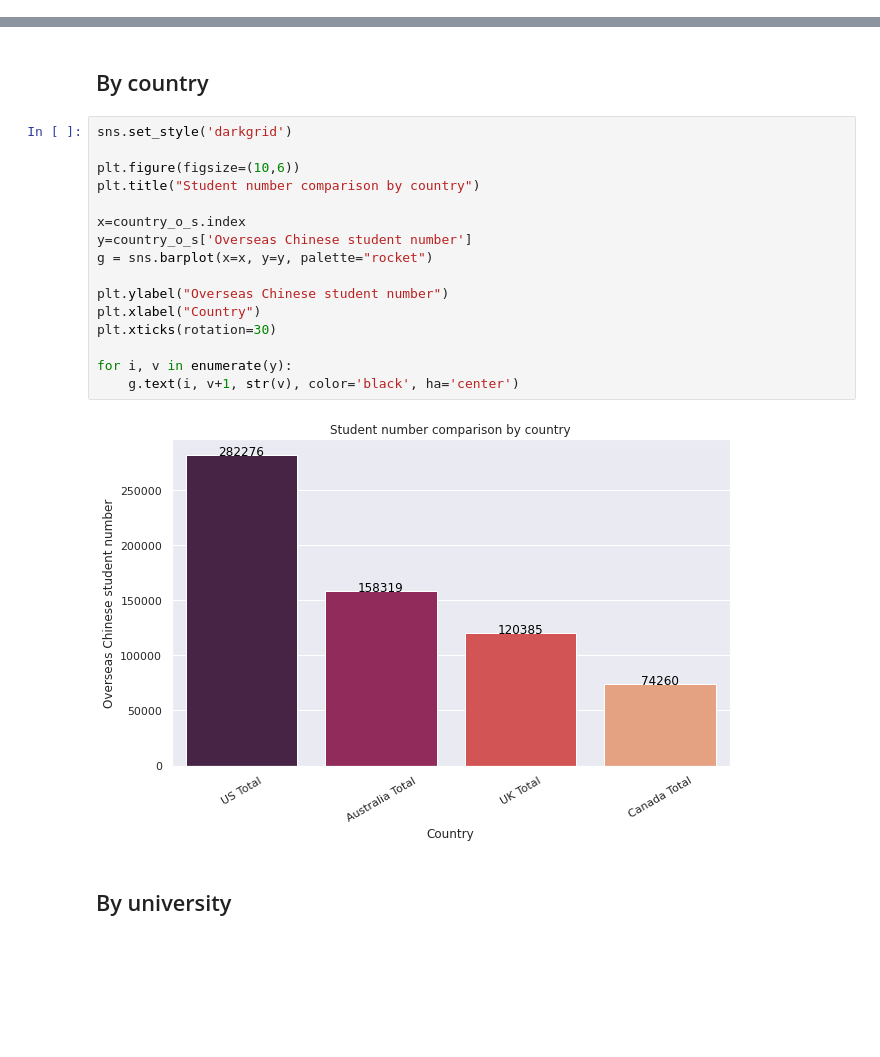
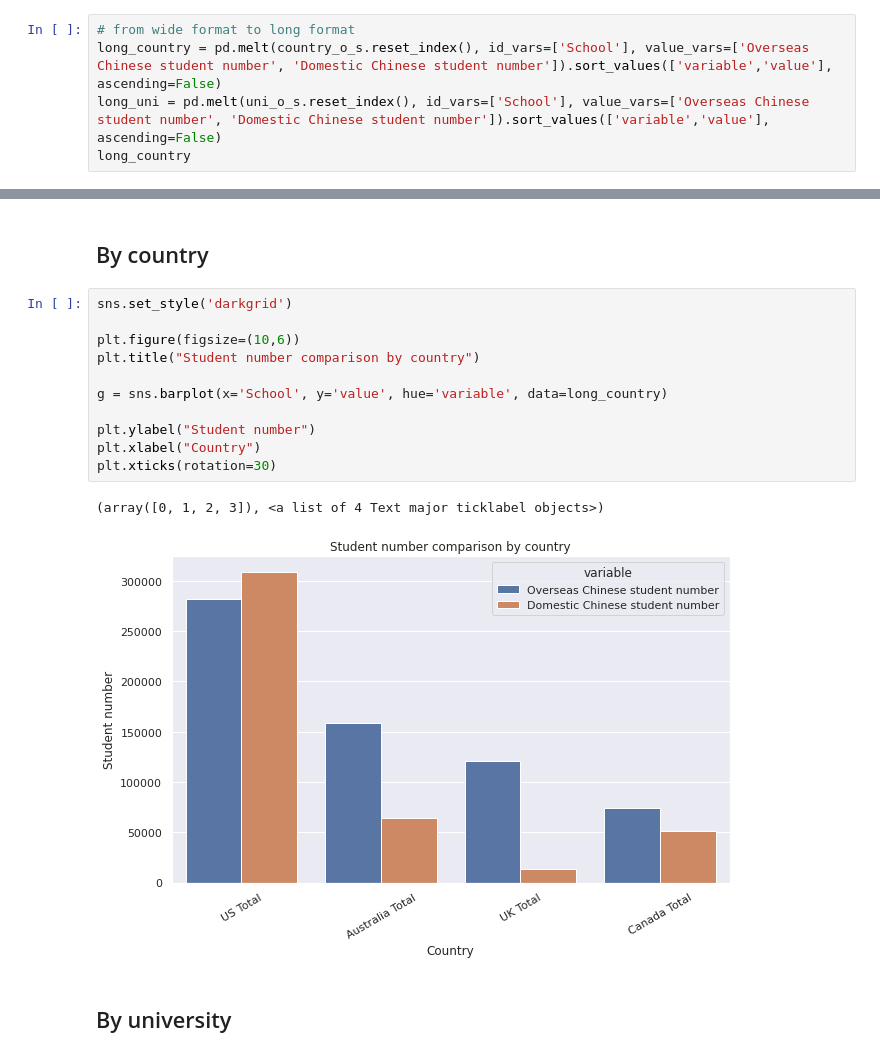
Before and after one commit to AndyYFTao/EA-CLTP-DataAnalysis, a Jupyter notebook: CLTP Guidance Program Data Analysis.ipynb, the cells around one changed output, grey strips where cells are left out. Drawn from its saved outputs; the diff is of its cells as text; blank space fills up the shorter version.

```diff
--- a/CLTP Guidance Program Data Analysis.ipynb
+++ b/CLTP Guidance Program Data Analysis.ipynb
@@ -43,3 +43,8 @@ pd.plotting.register_matplotlib_converters()
 import matplotlib.pyplot as plt
 %matplotlib inline
 import seaborn as sns
+# %%
+# from wide format to long format
+long_country = pd.melt(country_o_s.reset_index(), id_vars=['School'], value_vars=['Overseas Chinese student number', 'Domestic Chinese student number']).sort_values(['variable','value'], ascending=False)
+long_uni = pd.melt(uni_o_s.reset_index(), id_vars=['School'], value_vars=['Overseas Chinese student number', 'Domestic Chinese student number']).sort_values(['variable','value'], ascending=False)
+long_country
@@ -50,21 +65,17 @@ import seaborn as sns
 # %%
 sns.set_style('darkgrid')
 
 plt.figure(figsize=(10,6))
 plt.title("Student number comparison by country")
 
-x=country_o_s.index
-y=country_o_s['Overseas Chinese student number']
-g = sns.barplot(x=x, y=y, palette="rocket")
+g = sns.barplot(x='School', y='value', hue='variable', data=long_country)
 
-plt.ylabel("Overseas Chinese student number")
+plt.ylabel("Student number")
 plt.xlabel("Country")
 plt.xticks(rotation=30)
-
-for i, v in enumerate(y):
-    g.text(i, v+1, str(v), color='black', ha='center')
 # %% [output]
+(array([0, 1, 2, 3]), <a list of 4 Text major ticklabel objects>)
-[figure, old version]
+[figure, new version]
 # %% [markdown]
 ## By university
 # %%
```
Also changed, not shown: parts of 1 cell of this notebook.
